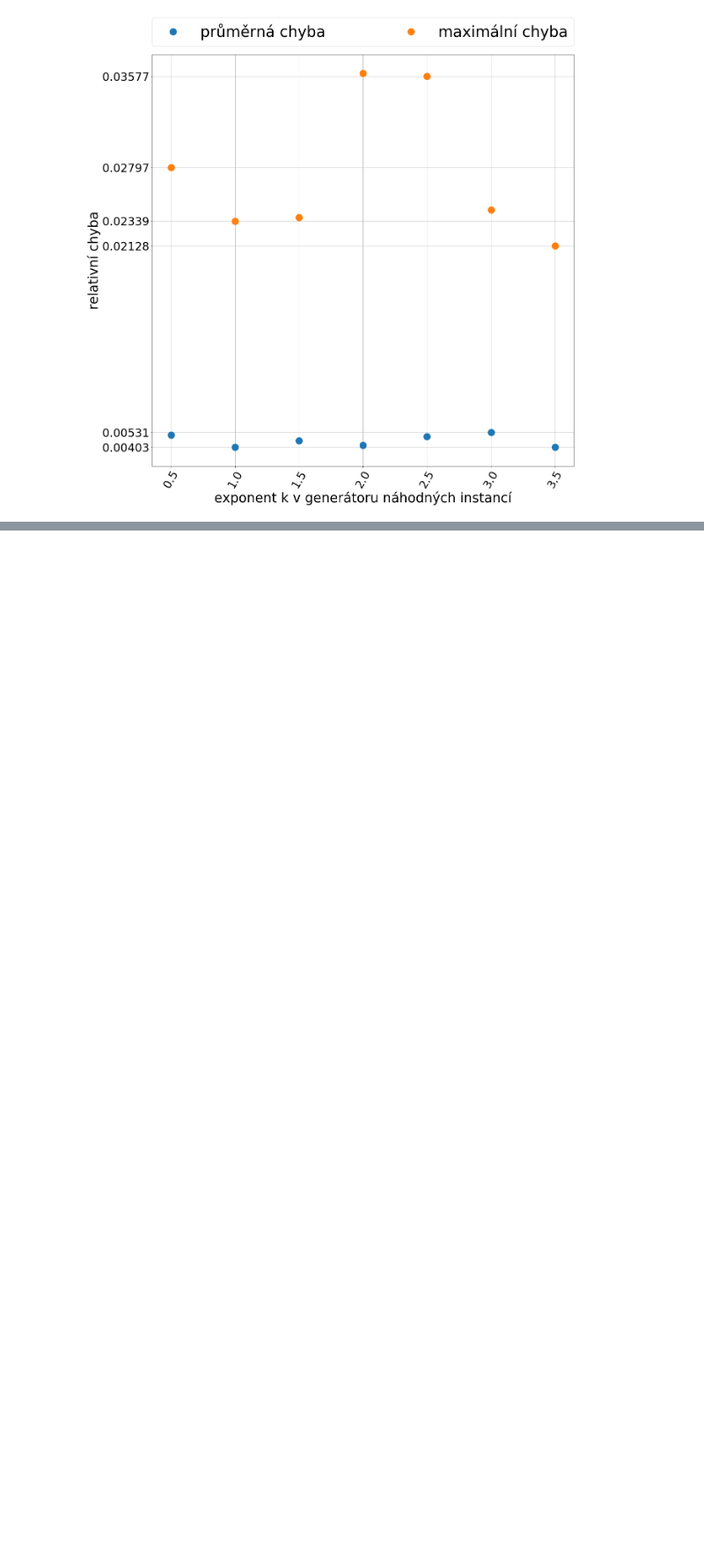
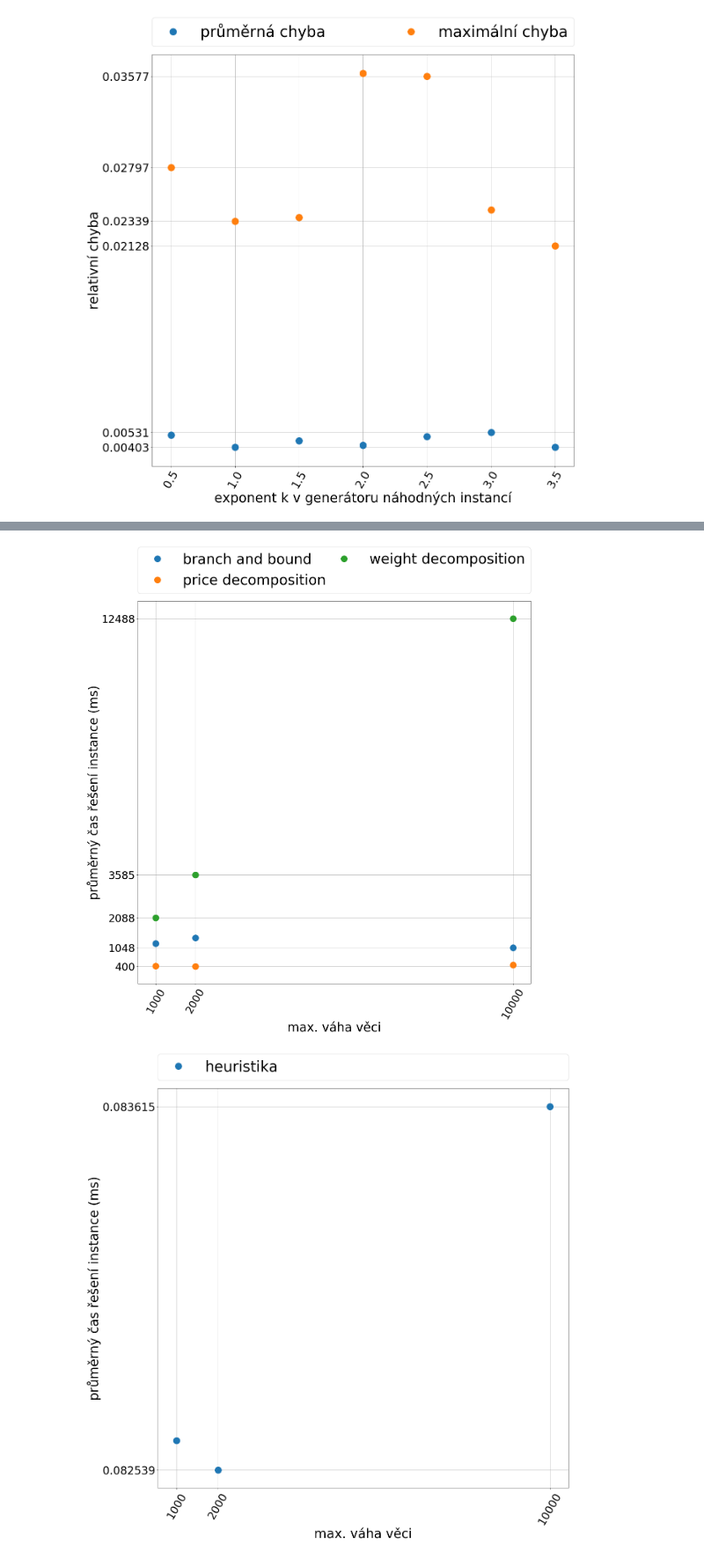
Before and after one commit to martilad/MI-PAA2018, a Jupyter notebook: task3/graphMake.ipynb, the cells around one changed output, grey strips where cells are left out. Shown at 88% size. Cells and saved outputs as stored; diff of their text form; code cells hidden in the pictures; blank space fills up the shorter version.

```diff
--- a/task3/graphMake.ipynb
+++ b/task3/graphMake.ipynb
@@ -137,0 +174,14 @@ do_plot(20, 20, df.index, df[['avgE', 'maxE']],
+# %%
+df = crate_data_frame(['1000.W.csv', '2000.W.csv','10000.W.csv'
+                      ],
+                      ['tH', 'tBB', 'tDC', 'tDW'], 1)
+
+do_plot(20, 20, df.index, df[['tBB', 'tDC', 'tDW']],
+        "max. váha věci", "průměrný čas řešení instance (ms)", ['branch and bound', 'price decomposition', 'weight decomposition'],
+        "GME.pdf", 30, 1)
+do_plot(20, 20, df.index, df[['tH']],
+        "max. váha věci", "průměrný čas řešení instance (ms)", ['heuristika'],
+        "GMH.pdf", 100, 1)
+# %% [output]
+[figure, added]
+[figure, added]
```
Also changed, not shown: parts of 6 cells of this notebook, 19 other files.
